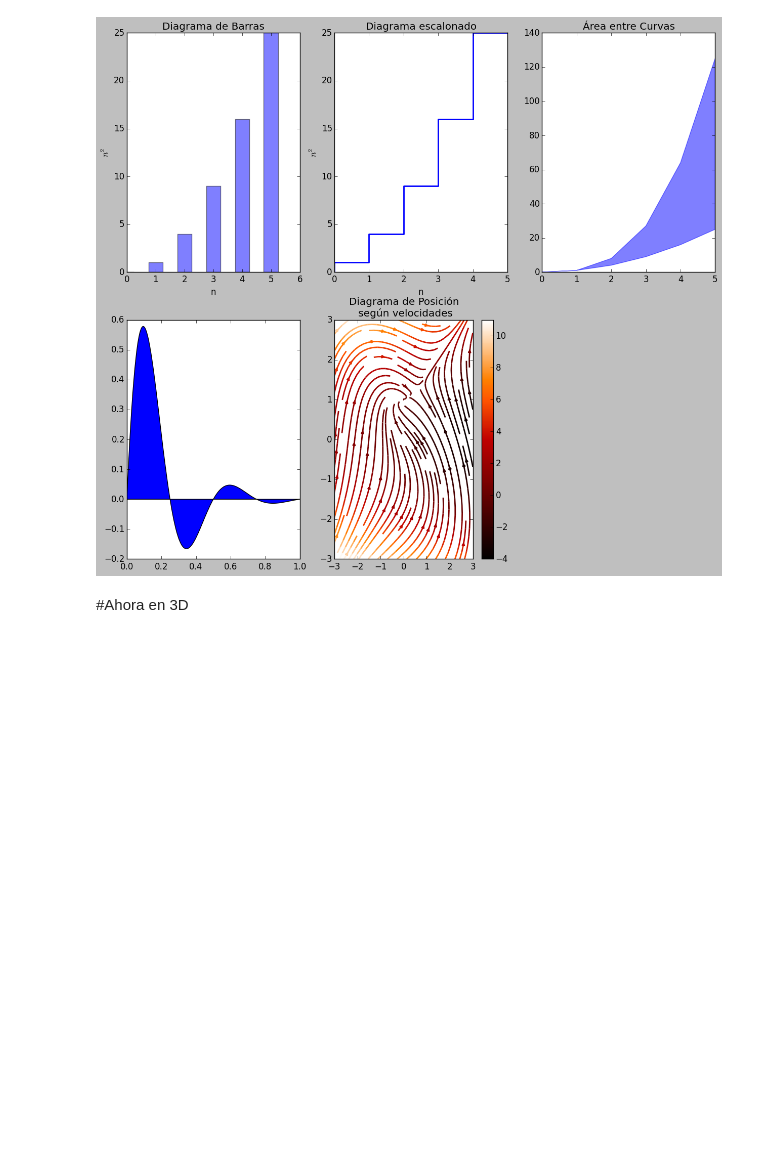
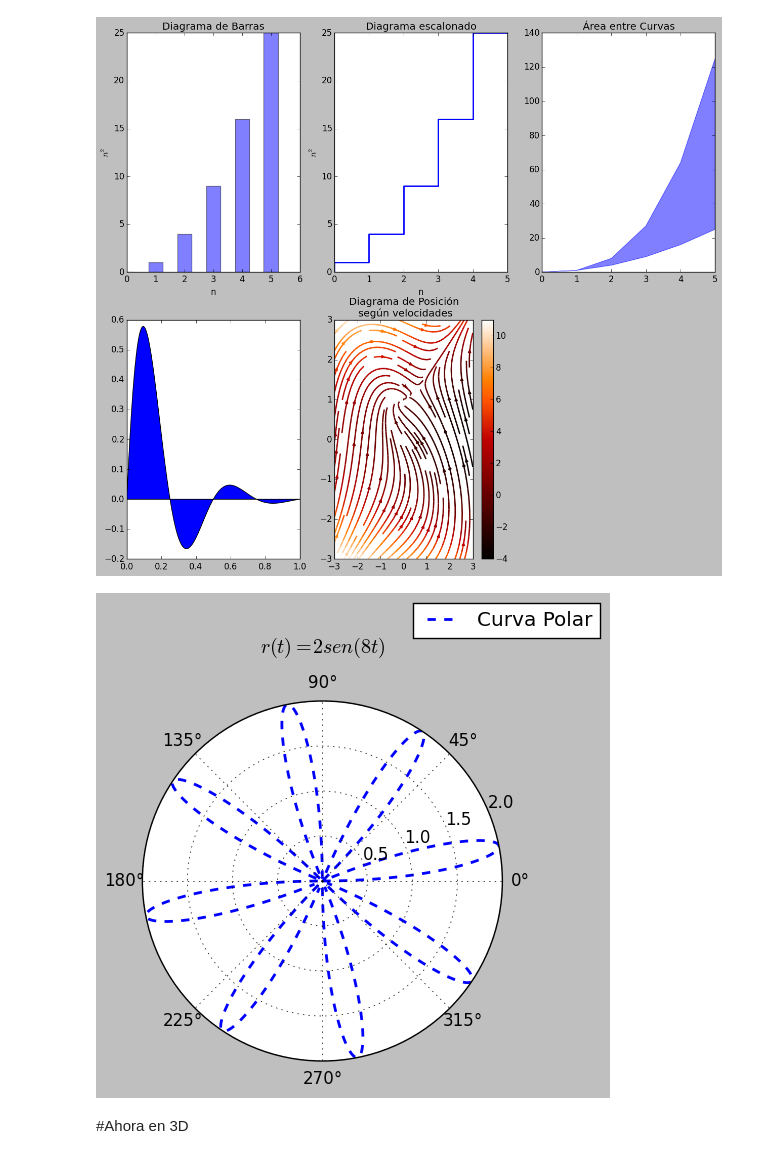
Before and after one commit to JuanUrrea6/Guias, a Jupyter notebook: Gráficas.ipynb, the cells around one changed output. Cells and saved outputs as stored; diff of their text form; code cells hidden in the pictures; blank space fills up the shorter version.

```diff
--- a/Gráficas.ipynb
+++ b/Gráficas.ipynb
@@ -136,6 +136,18 @@ title("Diagrama de Posición\n según velocidades")
 show()
 # %% [output]
 [figure]
+# %%
+#Algo en Polares
+# polar plot using add_axes and polar projection
+fig = figure()
+ax = fig.add_axes([0.0, 0.0, .6, .6], polar=True)
+t = linspace(0, 2 * pi, 1000)
+ax.plot(t, 2*sin(8*t), color='blue', lw=2, ls = '--', label = "Curva Polar")
+title("$r(t)=2sen(8t)$\n")
+legend(bbox_to_anchor=(1.3,1.3))
+show()
+# %% [output]
+[figure, added]
 # %% [markdown]
 #Ahora en 3D
 # %% [markdown]
```
Also changed, not shown: parts of 7 cells of this notebook.
